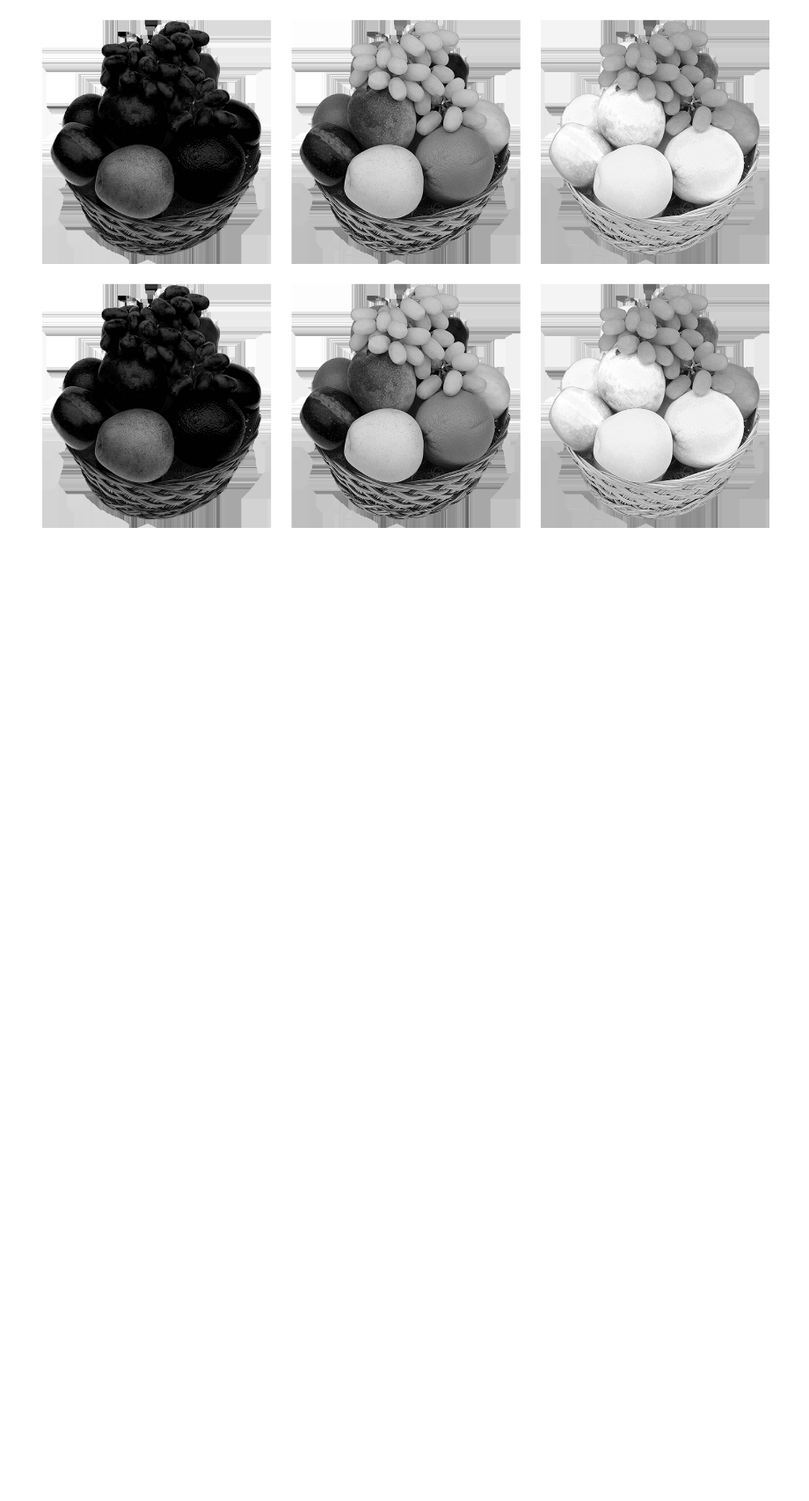
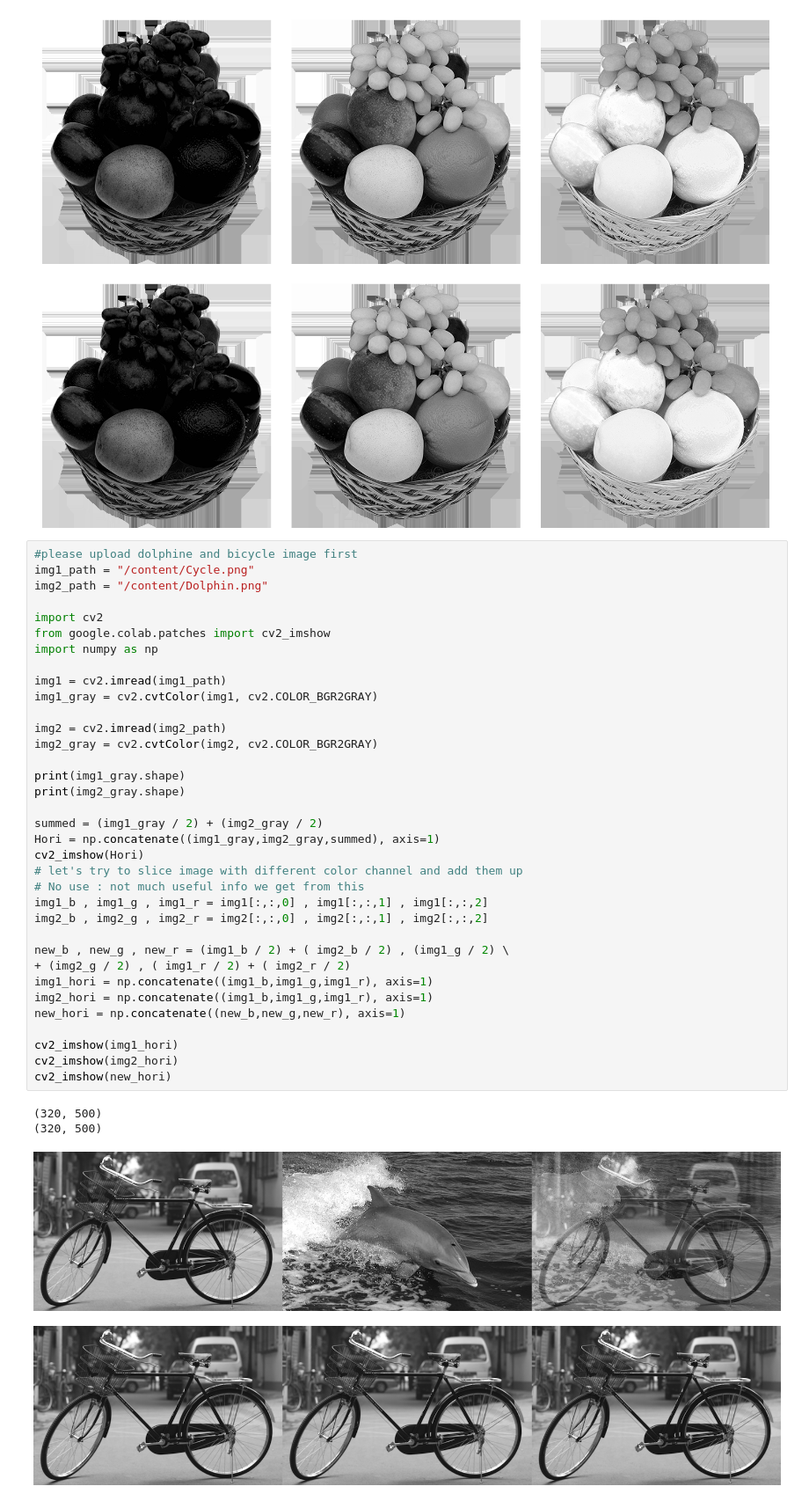
Before and after one commit to sagarjain2030/Udacity_CV_Course, a Jupyter notebook: 2AL1_Images_as_Functions/2A_L1_Image_As_Function.ipynb, the cells around one changed output. Shown at 88% size. Drawn from its saved outputs; the diff is of its cells as text; blank space fills up the shorter version.

Commit message:
Updating 2AL1 till 24
Summation of 2 images.

```diff
--- a/2AL1_Images_as_Functions/2A_L1_Image_As_Function.ipynb
+++ b/2AL1_Images_as_Functions/2A_L1_Image_As_Function.ipynb
@@ -115,3 +115,43 @@ cv2_imshow(Horizon)
 (500, 500)
 [figure]
 [figure]
+# %%
+#please upload dolphine and bicycle image first
+img1_path = "/content/Cycle.png"
+img2_path = "/content/Dolphin.png"
+
+import cv2
+from google.colab.patches import cv2_imshow
+import numpy as np
+
+img1 = cv2.imread(img1_path)
+img1_gray = cv2.cvtColor(img1, cv2.COLOR_BGR2GRAY)
+
+img2 = cv2.imread(img2_path)
+img2_gray = cv2.cvtColor(img2, cv2.COLOR_BGR2GRAY)
+
+print(img1_gray.shape)
+print(img2_gray.shape)
+
+summed = (img1_gray / 2) + (img2_gray / 2)
+Hori = np.concatenate((img1_gray,img2_gray,summed), axis=1)
+cv2_imshow(Hori)
+# let's try to slice image with different color channel and add them up
+# No use : not much useful info we get from this
+img1_b , img1_g , img1_r = img1[:,:,0] , img1[:,:,1] , img1[:,:,2]
+img2_b , img2_g , img2_r = img2[:,:,0] , img2[:,:,1] , img2[:,:,2]
+
+new_b , new_g , new_r = (img1_b / 2) + ( img2_b / 2) , (img1_g / 2) \
++ (img2_g / 2) , ( img1_r / 2) + ( img2_r / 2)
+img1_hori = np.concatenate((img1_b,img1_g,img1_r), axis=1)
+img2_hori = np.concatenate((img1_b,img1_g,img1_r), axis=1)
+new_hori = np.concatenate((new_b,new_g,new_r), axis=1)
+
+cv2_imshow(img1_hori)
+cv2_imshow(img2_hori)
+cv2_imshow(new_hori)
+# %% [output]
+(320, 500)
+(320, 500)
+[figure, added]
+[figure, added]
```
Also changed, not shown: parts of 1 cell of this notebook, 1 other file.
